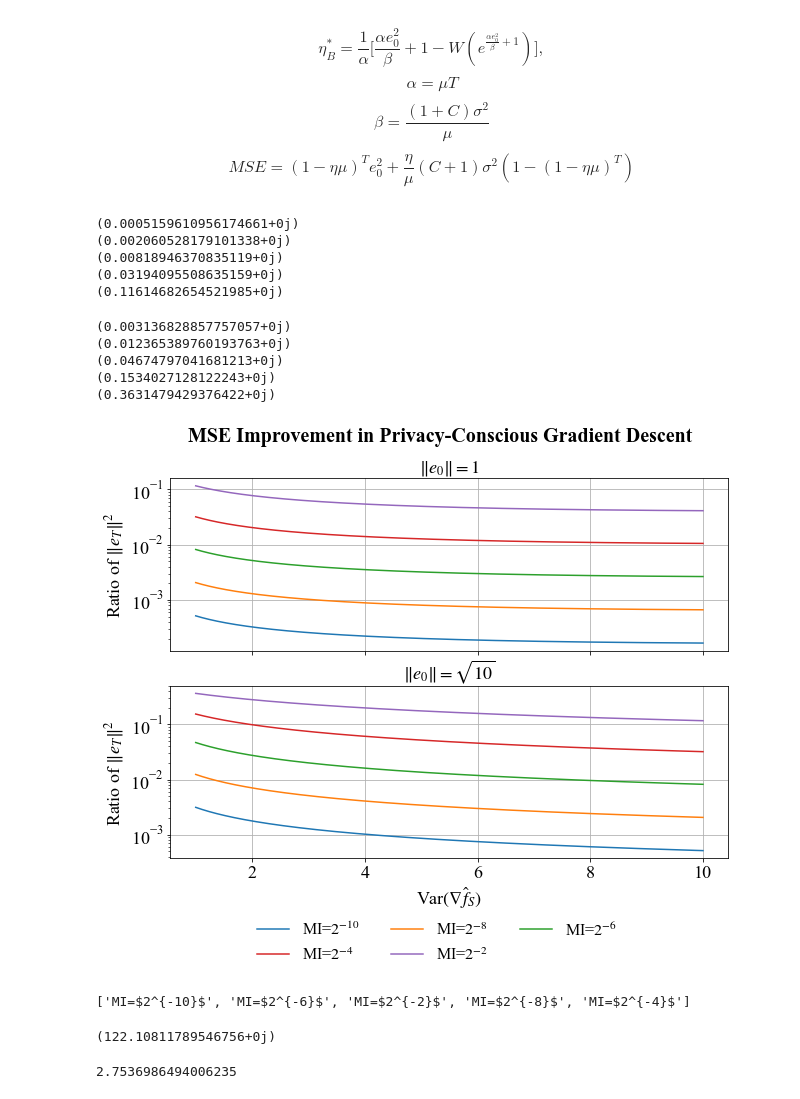
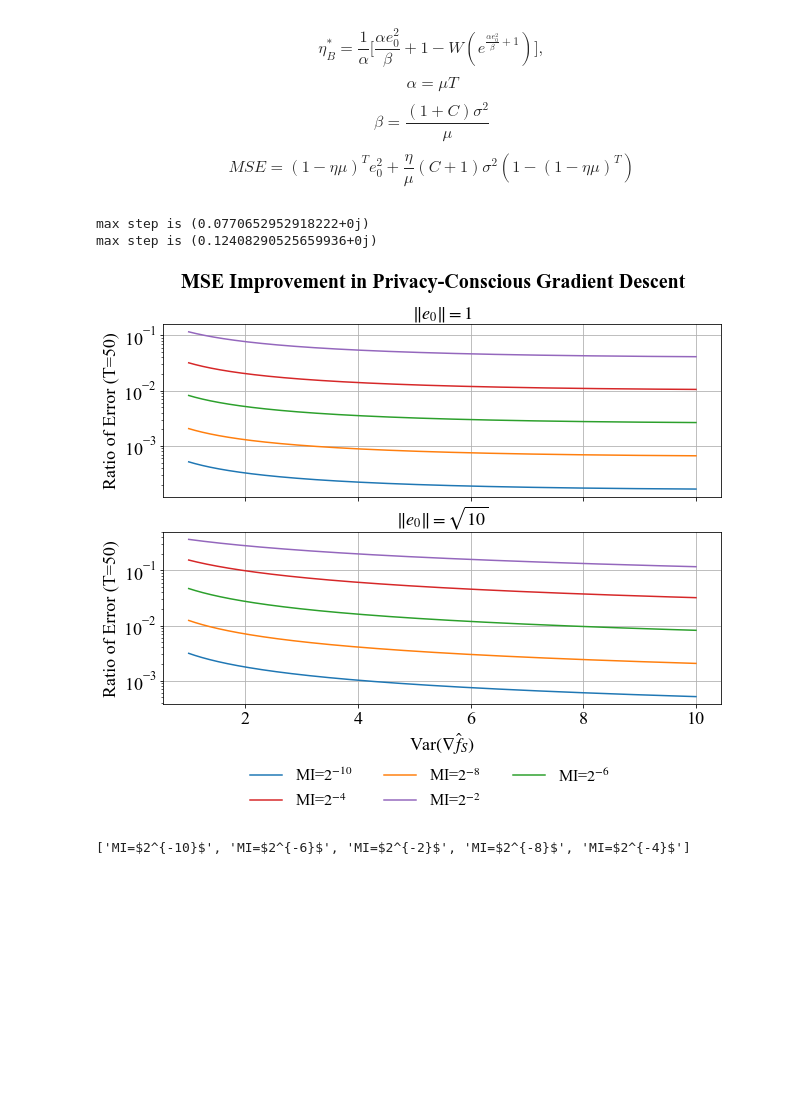
Before and after one commit to mayuri95/designing_for_privacy, a Jupyter notebook: pac_private_rr/snr graphs.ipynb, the cells around one changed output. Drawn from its saved outputs; the diff is of its cells as text; code cells hidden in the pictures; blank space fills up the shorter version.

```diff
--- a/pac_private_rr/snr graphs.ipynb
+++ b/pac_private_rr/snr graphs.ipynb
@@ -143,73 +143,51 @@ es = [1, 10**0.5]
 titles = [r"$\Vert e_0 \Vert =1$", r"$\Vert e_0 \Vert = \sqrt{10}$"]
 for e_ind, ax in enumerate(axes):
     e_0 = es[e_ind]
-
+    max_step = None
     for ind,C in enumerate(c_range):
         C*=T # per epoch vs. overall
 
         xs = []
         ys = []
         for sigma_sq in [x/1000 for x in range(1000, 10000)]:
             step_size_default = solve_for_optimal_eta(mu=mu, sigma_sq=sigma_sq, e_0=e_0, C=0, T=T)
+            if max_step is None or step_size_default > max_step:
+                max_step = step_size_default
 
             optimal_eta = solve_for_optimal_eta(mu=mu, sigma_sq=sigma_sq, e_0=e_0, C=C, T=T)
+            if max_step is None or optimal_eta > max_step:
+                max_step = optimal_eta
             if np.isinf(optimal_eta):
                 continue
             optimal_mse = mse_gd(optimal_eta, mu, e_0, C, sigma_sq, T=T)
             default_mse = mse_gd(step_size_default, mu, e_0, C, sigma_sq, T=T)
             xs.append(sigma_sq)
             ys.append(optimal_mse/default_mse)
-        print(max(ys))
+#         print(max(ys))
         ax.plot(xs, ys, label=f'MI={labels[ind]}')
     ax.grid(True)
     ax.tick_params(axis='both', labelsize=18)
-    ax.set_ylabel("Ratio of $\Vert e_T \Vert^2$", fontsize=18)
+    ax.set_ylabel("Ratio of Error (T=50)", fontsize=18)
     ax.set_yscale('log')
+    print(f'max step is {max_step}')
 
     ax.set_title(titles[e_ind], fontsize=18)
 ax.set_xlabel(r"$\mathdefault{Var}(\nabla \hat{f}_S)$", fontsize=18)
 
 plt.subplots_adjust(hspace=0.2)
 handles, labels = ax.get_legend_handles_labels()
 
 
 legend_rowwise(3, loc=2, bbox_to_anchor=(0.13, -0.28), prop={'size': 16}, frameon=False)
 
 # lgd = fig.legend(handles, labels, ncol=3, loc=2, prop={'size': 16}, bbox_to_anchor=(0.24, 0.01), frameon=False)
 plt.suptitle("MSE Improvement in Privacy-Conscious Gradient Descent", fontsize=20, fontweight="bold")
 plt.savefig('../figs/sigma_sq_to_mse.pdf',  bbox_inches = "tight")
 # %% [output]
-(0.0005159610956174661+0j)
-(0.002060528179101338+0j)
-(0.00818946370835119+0j)
-(0.03194095508635159+0j)
-(0.11614682654521985+0j)
+max step is (0.0770652952918222+0j)
+max step is (0.12408290525659936+0j)
-(0.003136828857757057+0j)
-(0.012365389760193763+0j)
-(0.04674797041681213+0j)
-(0.1534027128122243+0j)
-(0.3631479429376422+0j)
-[figure, old version]
+[figure, new version]
 # %%
 labels
 # %% [output]
 ['MI=$2^{-10}$', 'MI=$2^{-6}$', 'MI=$2^{-2}$', 'MI=$2^{-8}$', 'MI=$2^{-4}$']
-# %%
-e_0=1
-sigma_sq = 1
-mu = 1
-mi = 1/64
-C = 1/(2*mi)
-C*=T # per epoch vs. overall
-step_size_default = solve_for_optimal_eta(mu=mu, sigma_sq=sigma_sq, e_0=e_0, C=0, T=50)
-
-optimal_eta = solve_for_optimal_eta(mu=mu, sigma_sq=sigma_sq, e_0=e_0, C=C, T=50)
-optimal_mse = mse_gd(optimal_eta, mu, e_0, C, sigma_sq, T=50)
-default_mse = mse_gd(step_size_default, mu, e_0, C, sigma_sq, T=50)
-print(optimal_mse/default_mse)
-# %% [output]
-(122.10811789546756+0j)
-# %%
-1./0.3631479429376422
-# %% [output]
-2.7536986494006235
```
Also changed, not shown: 2 other files.
